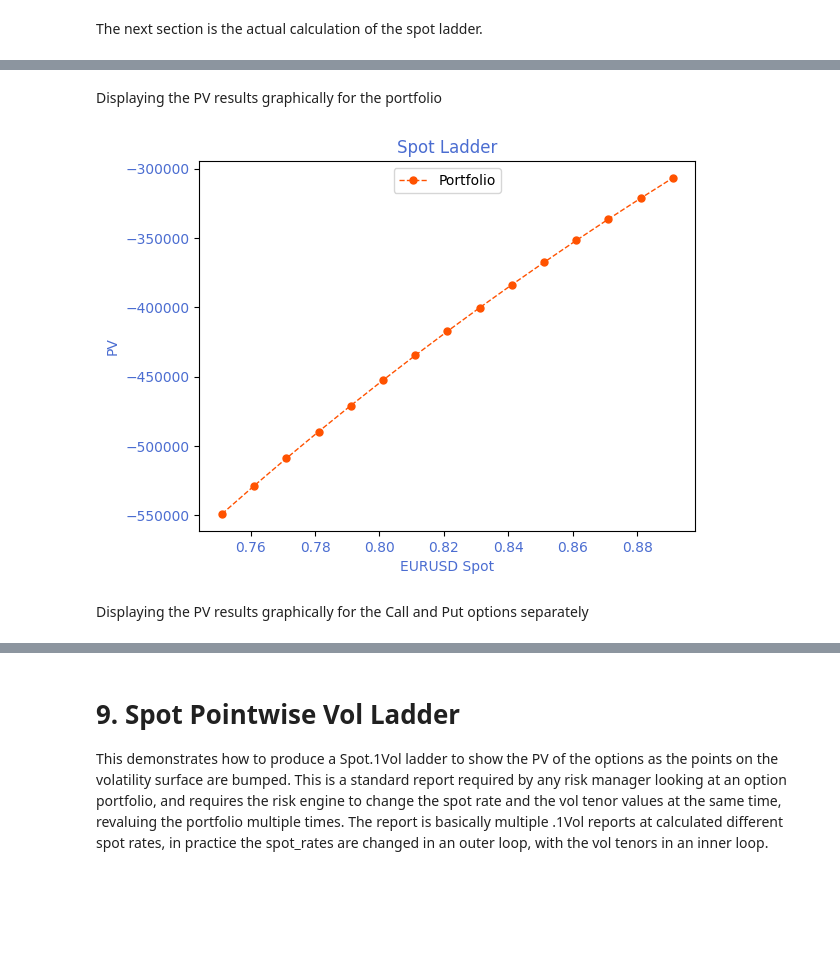
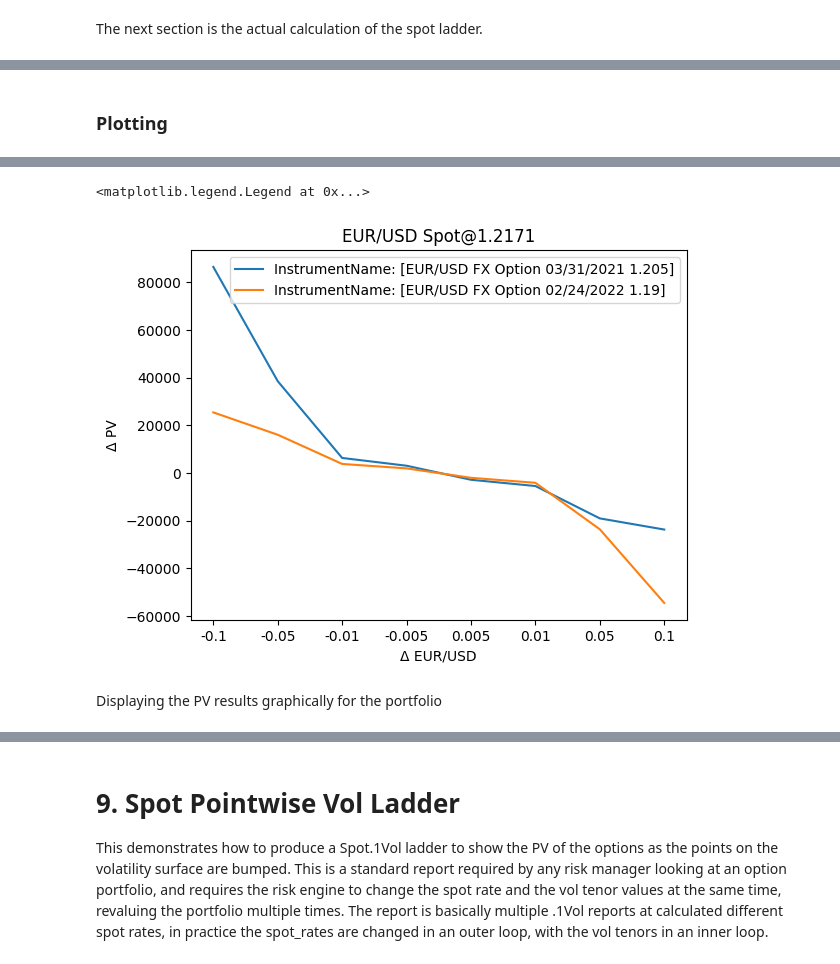
Before and after one commit to peturparkur-fbn/sample-notebooks, a Jupyter notebook: examples/use-cases/instruments/FX Option Vanilla Risk Ladders.ipynb, the cells around one changed output, grey strips where cells are left out. Saved outputs shown, nothing was run; the diff lists cells and outputs as text; code cells hidden in the pictures; blank space fills up the shorter version.

```diff
--- a/examples/use-cases/instruments/FX Option Vanilla Risk Ladders.ipynb
+++ b/examples/use-cases/instruments/FX Option Vanilla Risk Ladders.ipynb
@@ -850,3 +858,33 @@ The above output shows the valuations for the 2 options, and the 2 settled premi
+# %%
+from typing import Callable, Any
+
+def plot_vector(df: pd.DataFrame, res_column: str, label_column: str):
+    for i, row in df.iterrows():
+        for c in row[res_column]:
+            val: restools.Result1D = row[res_column][c]
+            plt.plot(val.values.keys(), val.values.values(), label = f"{label_column}: [{row[label_column]}]")
+
+def plot_surface(df: pd.DataFrame, res_column: str, label_column: str, xlabel: str, ylabel: str, zlabel:str, coordinate_map: Callable[[pd.Series, tuple[str, str]], tuple[str, str]] = lambda x, y: [x, y]):
+    fig = plt.figure(figsize =(14, 9))
+    n = len(df) # num rows
+    m = max([len(x[res_column]) for i, x in df.iterrows()]) # num columns
+    print(n, m)
+    for i, row in df.iterrows():
+        for j, c in enumerate(row[res_column]):
+            ax = fig.add_subplot(1 + m, 1 + n, 1 + i + j * n, projection="3d")
+
+            val: restools.Result2D = row[res_column][c]
+            xy_pair: list[tuple[str, str]] = [coordinate_map(row, k[0], k[1]) for k in val.result[0].keys()]
+
+            x = [t[0] for t in xy_pair]
+            y = [t[1] for t in xy_pair]
+            z = [t for t in val.result[0].values()]
+
+            ax.plot_trisurf(x, y, z)
+            ax.set_title(f"{row[label_column]}")
+            ax.set_xlabel(xlabel)
+            ax.set_ylabel(ylabel)
+            ax.set_zlabel(zlabel)
 # %% [markdown]
 # Unpack valuation risk keys
 Note: we use $\Delta = 10^{-4}$
@@ -1219,0 +1017,15 @@ KeyError: 'ClientInternal'
+# %% [markdown]
+### Plotting
+# %%
+val_df = run_valuation(calculation_date, portfolio_code, additional_keys=[lm.AggregateSpec("Risk/Fx/Difference/Ladder", "Value")])
+valuation = restools.parse_df_resultvalues(post_process(val_df))
+display(valuation)
+
+delta = '\u0394'
+pd.set_option('display.max_colwidth', 200)
+plot_vector(valuation, "Risk/Fx/Difference/Ladder", "InstrumentName")
+plt.title(f"EUR/USD Spot@{valuation['Quotes/FxRate/DomFgn'][0]}")
+plt.xlabel(f"{delta} EUR/USD")
+plt.ylabel(f"{delta} PV")
+plt.legend()
+# %% [output]
@@ -1220,17 +1035,4 @@ KeyError: 'ClientInternal'
+<matplotlib.legend.Legend at 0x...>
+[figure, added]
 # %% [markdown]
 Displaying the PV results graphically for the portfolio
-# %%
-# Get axis data and create plot of the PV
-plt.plot(portfolio_results["spot_rate"],portfolio_results["Market Value"], color='#ff5200' , marker='o', markersize=5, linestyle='--', linewidth=1, label="Portfolio")
-
-plt.title('Spot Ladder', color = '#4b6dd1')
-plt.ylabel('PV', color = '#4b6dd1')
-plt.xlabel('EURUSD Spot', color = '#4b6dd1')
-plt.xticks(color = '#4b6dd1')
-plt.yticks(color = '#4b6dd1')
-plt.legend(loc="upper center")
-plt.show()
-# %% [output]
-[figure, removed]
-# %% [markdown]
-Displaying the PV results graphically for the Call and Put options separately
```
Also changed, not shown: parts of 58 cells of this notebook, 1 other file.
